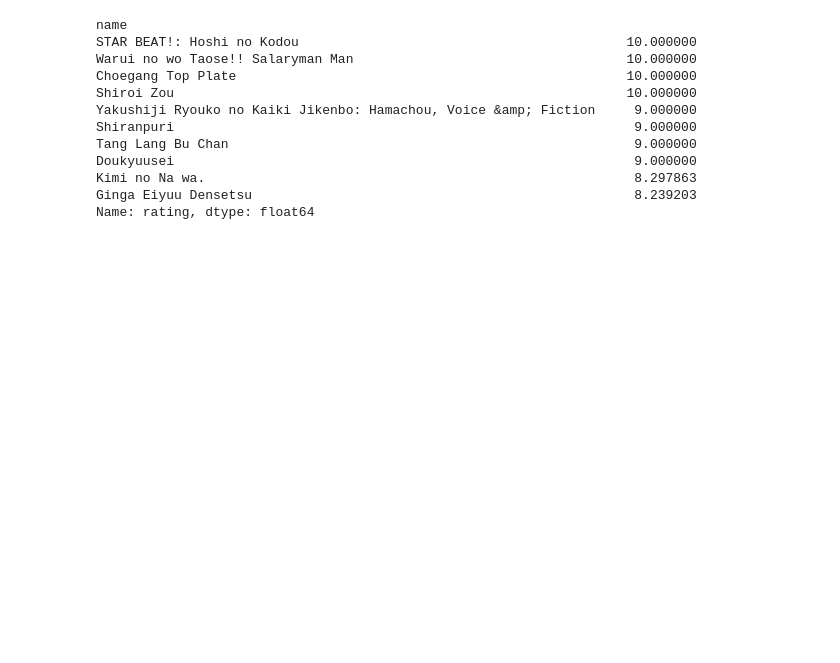
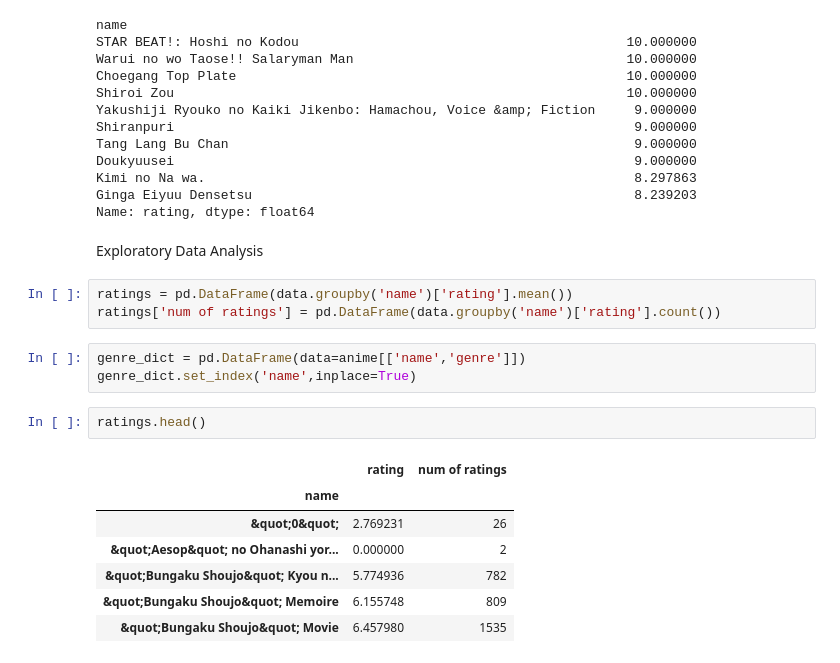
Before and after one commit to nadeap/Anime-Recommender-System, a Jupyter notebook: simple recom.ipynb, the cells around one changed output. Saved outputs shown, nothing was run; the diff lists cells and outputs as text; blank space fills up the shorter version.

```diff
--- a/simple recom.ipynb
+++ b/simple recom.ipynb
@@ -119,3 +119,21 @@ Doukyuusei                                                           9.000000
 Kimi no Na wa.                                                       8.297863
 Ginga Eiyuu Densetsu                                                 8.239203
 Name: rating, dtype: float64
+# %% [markdown]
+Exploratory Data Analysis
+# %%
+ratings = pd.DataFrame(data.groupby('name')['rating'].mean())
+ratings['num of ratings'] = pd.DataFrame(data.groupby('name')['rating'].count())
+# %%
+genre_dict = pd.DataFrame(data=anime[['name','genre']])
+genre_dict.set_index('name',inplace=True)
+# %%
+ratings.head()
+# %% [output]
+|  | rating | num of ratings |
+| name |  |  |
+| &quot;0&quot; | 2.769231 | 26 |
+| &quot;Aesop&quot; no Ohanashi yor... | 0.000000 | 2 |
+| &quot;Bungaku Shoujo&quot; Kyou n... | 5.774936 | 782 |
+| &quot;Bungaku Shoujo&quot; Memoire | 6.155748 | 809 |
+| &quot;Bungaku Shoujo&quot; Movie | 6.457980 | 1535 |
```
Also changed, not shown: parts of 1 cell of this notebook.
